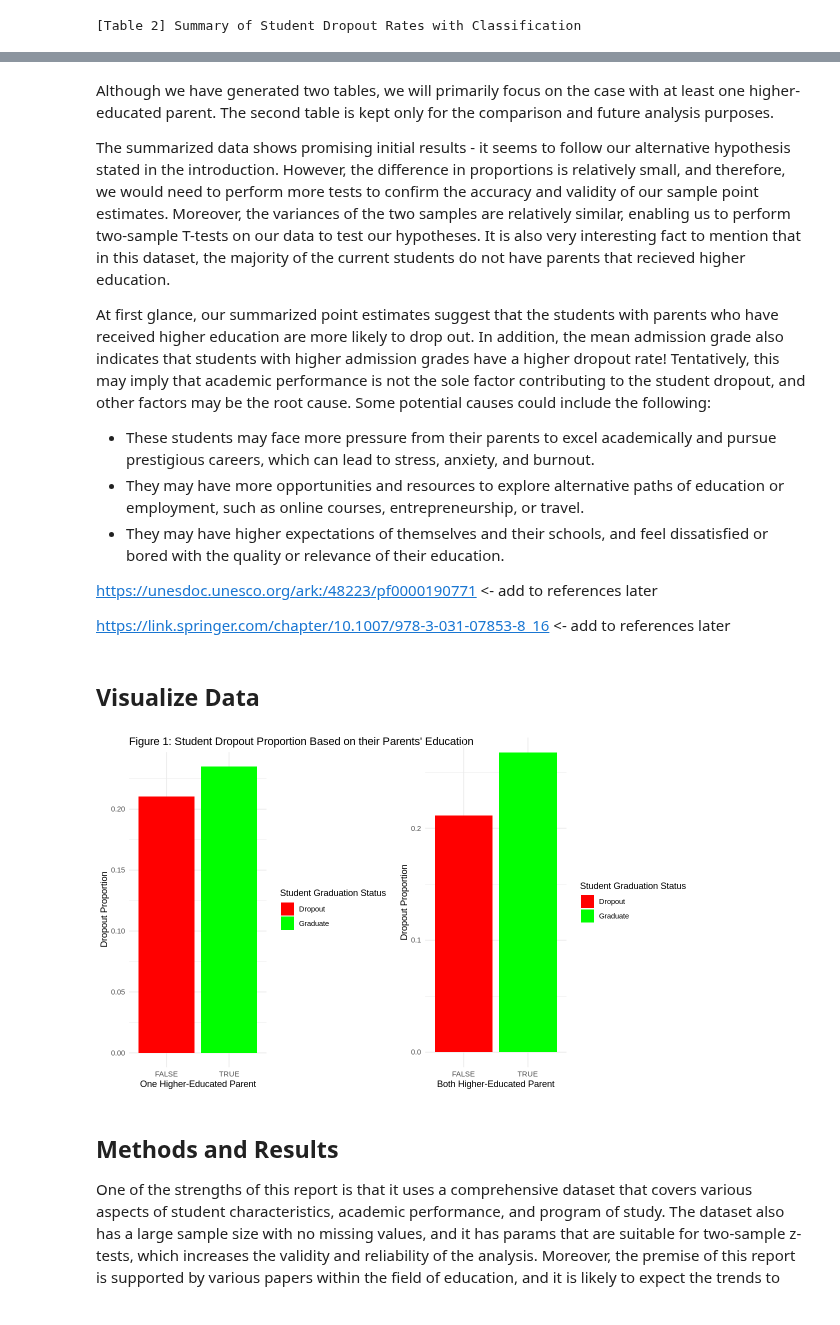
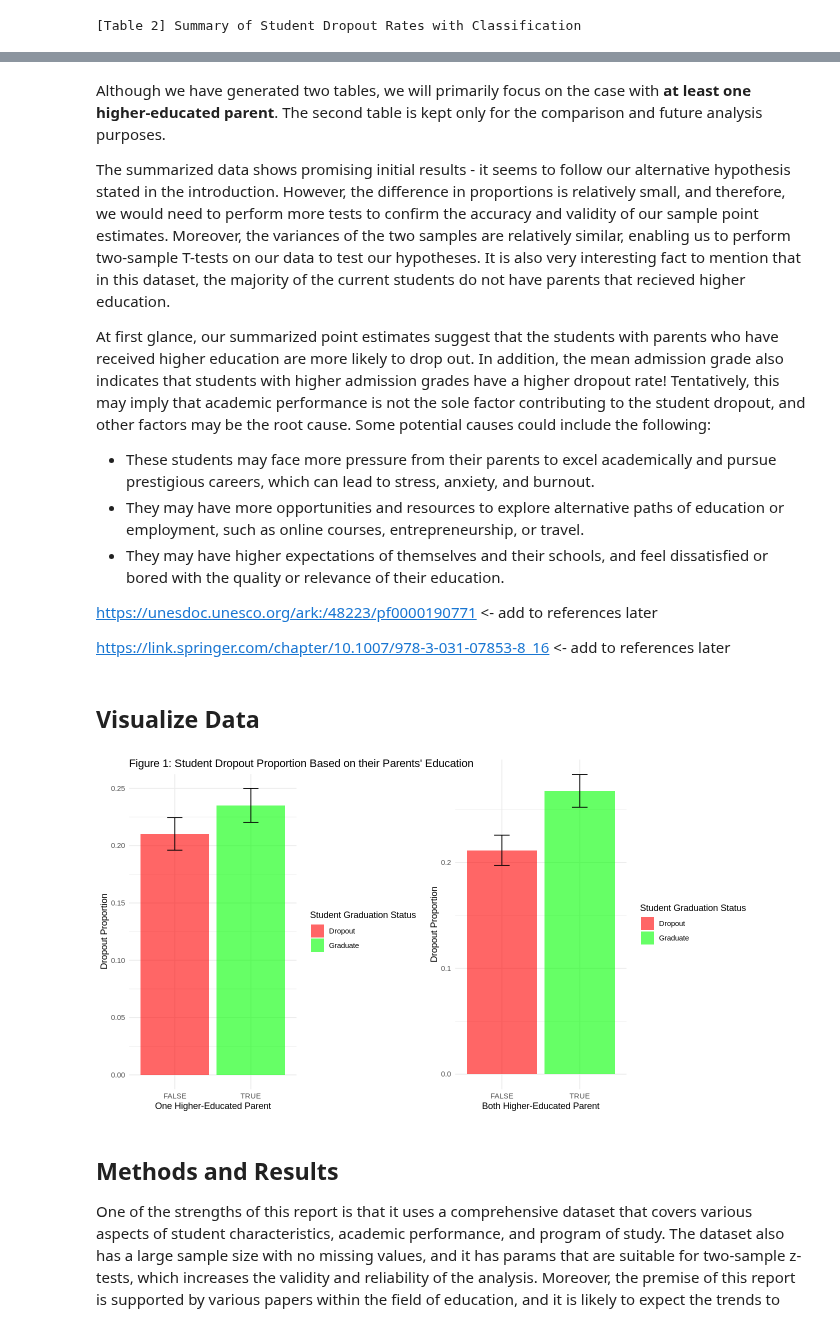
Before and after one commit to MehrshadEsm/stat-201-project, a Jupyter notebook: stat201_project_proposal.ipynb, the cells around one changed output, grey strips where cells are left out. Saved outputs shown, nothing was run; the diff lists cells and outputs as text; code cells hidden in the pictures.

Commit message:
hs refine preliminary analysis

```diff
--- a/stat201_project_proposal.ipynb
+++ b/stat201_project_proposal.ipynb
@@ -261,6 +260,8 @@ student_dropout_props_one <-
     summarize(`Proportion of Dropout` = sum(Target == "Dropout") / n(),
               Size = n(),
               `Standard Deviation` = sqrt(`Proportion of Dropout` * (1 - `Proportion of Dropout`) / n),
+              lower_ci = `Proportion of Dropout` + qnorm(0.025) * `Standard Deviation`,
+              upper_ci = `Proportion of Dropout` + qnorm(0.975) * `Standard Deviation`,
               `Mean Admission Grade` = mean(`Admission grade`))
 
 student_dropout_props_both <-
@@ -269,6 +270,8 @@ student_dropout_props_both <-
     summarize(`Proportion of Dropout` = sum(Target == "Dropout") / n(),
               Size = n(),
               `Standard Deviation` = sqrt(`Proportion of Dropout` * (1 - `Proportion of Dropout`) / n),
+              lower_ci = `Proportion of Dropout` + qnorm(0.025) * `Standard Deviation`,
+              upper_ci = `Proportion of Dropout` + qnorm(0.975) * `Standard Deviation`,
               `Mean Admission Grade` = mean(`Admission grade`))
 
 student_dropout_props_one
@@ -292,6 +295,6 @@ A tibble: 2 × 5
 [Table 3] Summary Table of Dropout Proportions for Students with Both Higher-Educated Parents
 # %% [markdown]
-Although we have generated two tables, we will primarily focus on the case with at least one higher-educated parent. The second table is kept only for the comparison and future analysis purposes.
+Although we have generated two tables, we will primarily focus on the case with **at least one higher-educated parent**. The second table is kept only for the comparison and future analysis purposes.
 
 The summarized data shows promising initial results - it seems to follow our alternative hypothesis stated in the introduction. However, the difference in proportions is relatively small, and therefore, we would need to perform more tests to confirm the accuracy and validity of our sample point estimates. Moreover, the variances of the two samples are relatively similar, enabling us to perform two-sample T-tests on our data to test our hypotheses. It is also very interesting fact to mention that in this dataset, the majority of the current students do not have parents that recieved higher education.
 
@@ -309,34 +312,37 @@ https://link.springer.com/chapter/10.1007/978-3-031-07853-8_16 <- add to referen
 # %%
 library(gridExtra) # for side-by-side plot
 
-options(repr.plot.width = 10, repr.plot.height = 6)
+options(repr.plot.width = 11, repr.plot.height = 6)
 
 plot_one_higher_ed_parent <- ggplot(data = student_dropout_props_one, aes(x = factor(one_higher_edu), y = `Proportion of Dropout`, fill = factor(one_higher_edu))) +
-  geom_bar(stat = "identity") +
+  geom_bar(stat = "identity", alpha = .6) +
+  geom_errorbar(aes(ymin = lower_ci, ymax = upper_ci),
+                    size = 0.5, color = "black", width=.2) +
   labs(title = "Figure 1: Student Dropout Proportion Based on their Parents' Education",
        x = "One Higher-Educated Parent",
        y = "Dropout Proportion") +
   # scale_fill_discrete(name = "Students with at Least One Higher-Educated Parent") +
   scale_fill_manual(values = c("TRUE" = "green", "FALSE" = "red"), name = "Student Graduation Status", labels = c("Dropout", "Graduate")) +
   theme_minimal()
 
 # plot_one_higher_ed_parent
 
 
 plot_both_higher_ed_parent <- ggplot(data = student_dropout_props_both, aes(x = factor(both_higher_edu), y = `Proportion of Dropout`, fill = factor(both_higher_edu))) +
-  geom_bar(stat = "identity") +
+  geom_bar(stat = "identity", alpha = .6) +
+    geom_errorbar(aes(ymin = lower_ci, ymax = upper_ci),
+                    size = 0.5, color = "black", width=.2) +
   labs(# title = "Figure 2: Student Dropout Proportion Based on their Parents' Education",
        x = "Both Higher-Educated Parent",
        y = "Dropout Proportion") +
   # scale_fill_discrete(name = "Students with Both Higher-Educated Parents") +
   scale_fill_manual(values = c("TRUE" = "green", "FALSE" = "red"), name = "Student Graduation Status", labels = c("Dropout", "Graduate")) +
   theme_minimal()
 
 # plot_both_higher_ed_parent
-
 arranged_plots <- grid.arrange(plot_one_higher_ed_parent, plot_both_higher_ed_parent, ncol = 2)
 # %% [output]
-[figure, old version]
+[figure, new version]
 # %% [markdown]
 ## Methods and Results
 
```
Also changed, not shown: parts of 8 cells of this notebook.
